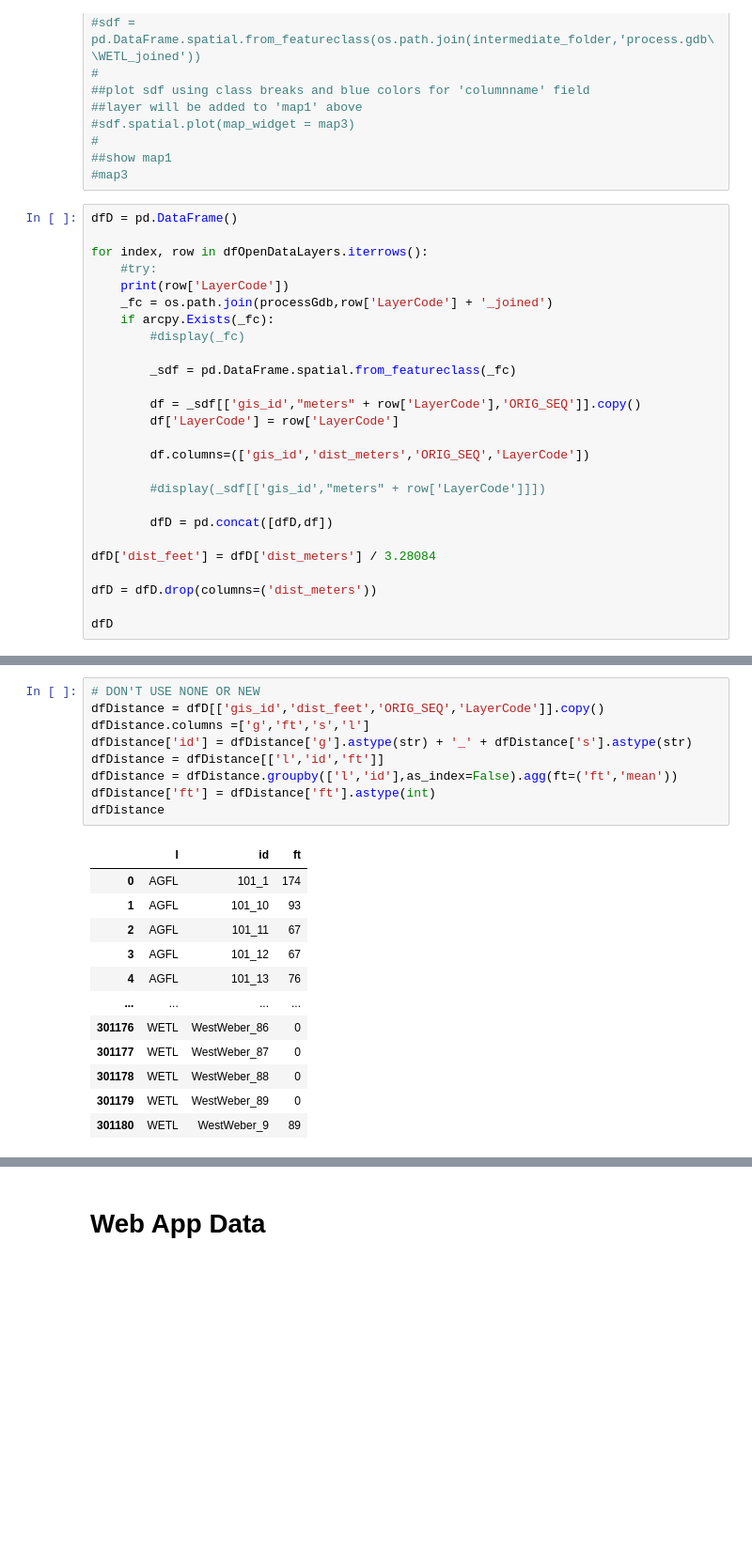
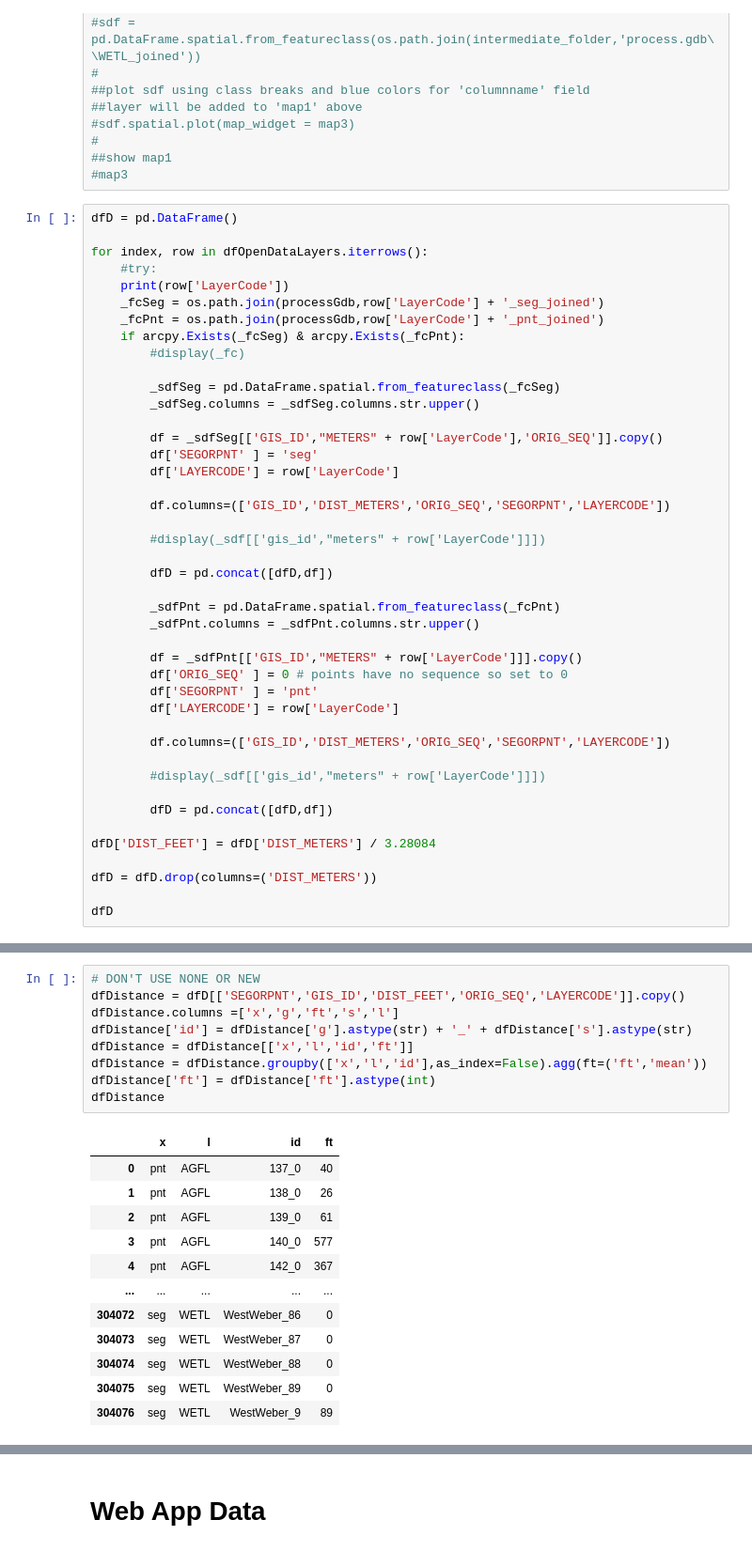
Before and after one commit to WFRCAnalytics/MAP-Environmental-Resiliency, a Jupyter notebook: _dataprep/2-Download-and-Preprocess-Data.ipynb, the cells around one changed output, grey strips where cells are left out. Shown at 94% size. Drawn from its saved outputs; the diff is of its cells as text; blank space fills up the shorter version.

```diff
--- a/_dataprep/2-Download-and-Preprocess-Data.ipynb
+++ b/_dataprep/2-Download-and-Preprocess-Data.ipynb
@@ -295,24 +287,41 @@ dfD = pd.DataFrame()
 for index, row in dfOpenDataLayers.iterrows():
     #try:
     print(row['LayerCode'])
-    _fc = os.path.join(processGdb,row['LayerCode'] + '_joined')
-    if arcpy.Exists(_fc):
+    _fcSeg = os.path.join(processGdb,row['LayerCode'] + '_seg_joined')
+    _fcPnt = os.path.join(processGdb,row['LayerCode'] + '_pnt_joined')
+    if arcpy.Exists(_fcSeg) & arcpy.Exists(_fcPnt):
         #display(_fc)
 
-        _sdf = pd.DataFrame.spatial.from_featureclass(_fc)
+        _sdfSeg = pd.DataFrame.spatial.from_featureclass(_fcSeg)
+        _sdfSeg.columns = _sdfSeg.columns.str.upper()
 
-        df = _sdf[['gis_id',"meters" + row['LayerCode'],'ORIG_SEQ']].copy()
-        df['LayerCode'] = row['LayerCode']
+        df = _sdfSeg[['GIS_ID',"METERS" + row['LayerCode'],'ORIG_SEQ']].copy()
+        df['SEGORPNT' ] = 'seg'
+        df['LAYERCODE'] = row['LayerCode']
 
-        df.columns=(['gis_id','dist_meters','ORIG_SEQ','LayerCode'])
+        df.columns=(['GIS_ID','DIST_METERS','ORIG_SEQ','SEGORPNT','LAYERCODE'])
 
         #display(_sdf[['gis_id',"meters" + row['LayerCode']]])
 
         dfD = pd.concat([dfD,df])
 
-dfD['dist_feet'] = dfD['dist_meters'] / 3.28084
+        _sdfPnt = pd.DataFrame.spatial.from_featureclass(_fcPnt)
+        _sdfPnt.columns = _sdfPnt.columns.str.upper()
 
-dfD = dfD.drop(columns=('dist_meters'))
+        df = _sdfPnt[['GIS_ID',"METERS" + row['LayerCode']]].copy()
+        df['ORIG_SEQ' ] = 0 # points have no sequence so set to 0
+        df['SEGORPNT' ] = 'pnt'
+        df['LAYERCODE'] = row['LayerCode']
+
+        df.columns=(['GIS_ID','DIST_METERS','ORIG_SEQ','SEGORPNT','LAYERCODE'])
+
+        #display(_sdf[['gis_id',"meters" + row['LayerCode']]])
+
+        dfD = pd.concat([dfD,df])
+
+dfD['DIST_FEET'] = dfD['DIST_METERS'] / 3.28084
+
+dfD = dfD.drop(columns=('DIST_METERS'))
 
 dfD
 # %% [output]
@@ -349,22 +358,22 @@ WETL
 # %%
 # DON'T USE NONE OR NEW
-dfDistance = dfD[['gis_id','dist_feet','ORIG_SEQ','LayerCode']].copy()
-dfDistance.columns =['g','ft','s','l']
+dfDistance = dfD[['SEGORPNT','GIS_ID','DIST_FEET','ORIG_SEQ','LAYERCODE']].copy()
+dfDistance.columns =['x','g','ft','s','l']
 dfDistance['id'] = dfDistance['g'].astype(str) + '_' + dfDistance['s'].astype(str)
-dfDistance = dfDistance[['l','id','ft']]
-dfDistance = dfDistance.groupby(['l','id'],as_index=False).agg(ft=('ft','mean'))
+dfDistance = dfDistance[['x','l','id','ft']]
+dfDistance = dfDistance.groupby(['x','l','id'],as_index=False).agg(ft=('ft','mean'))
 dfDistance['ft'] = dfDistance['ft'].astype(int)
 dfDistance
 # %% [output]
-|  | l | id | ft |
-| 0 | AGFL | 101_1 | 174 |
-| 1 | AGFL | 101_10 | 93 |
-| 2 | AGFL | 101_11 | 67 |
-| 3 | AGFL | 101_12 | 67 |
-| 4 | AGFL | 101_13 | 76 |
-| ... | ... | ... | ... |
-| 301176 | WETL | WestWeber_86 | 0 |
-| 301177 | WETL | WestWeber_87 | 0 |
-| 301178 | WETL | WestWeber_88 | 0 |
-| 301179 | WETL | WestWeber_89 | 0 |
-| 301180 | WETL | WestWeber_9 | 89 |
+|  | x | l | id | ft |
+| 0 | pnt | AGFL | 137_0 | 40 |
+| 1 | pnt | AGFL | 138_0 | 26 |
+| 2 | pnt | AGFL | 139_0 | 61 |
+| 3 | pnt | AGFL | 140_0 | 577 |
+| 4 | pnt | AGFL | 142_0 | 367 |
+| ... | ... | ... | ... | ... |
+| 304072 | seg | WETL | WestWeber_86 | 0 |
+| 304073 | seg | WETL | WestWeber_87 | 0 |
+| 304074 | seg | WETL | WestWeber_88 | 0 |
+| 304075 | seg | WETL | WestWeber_89 | 0 |
+| 304076 | seg | WETL | WestWeber_9 | 89 |
```
Also changed, not shown: parts of 9 cells of this notebook.
